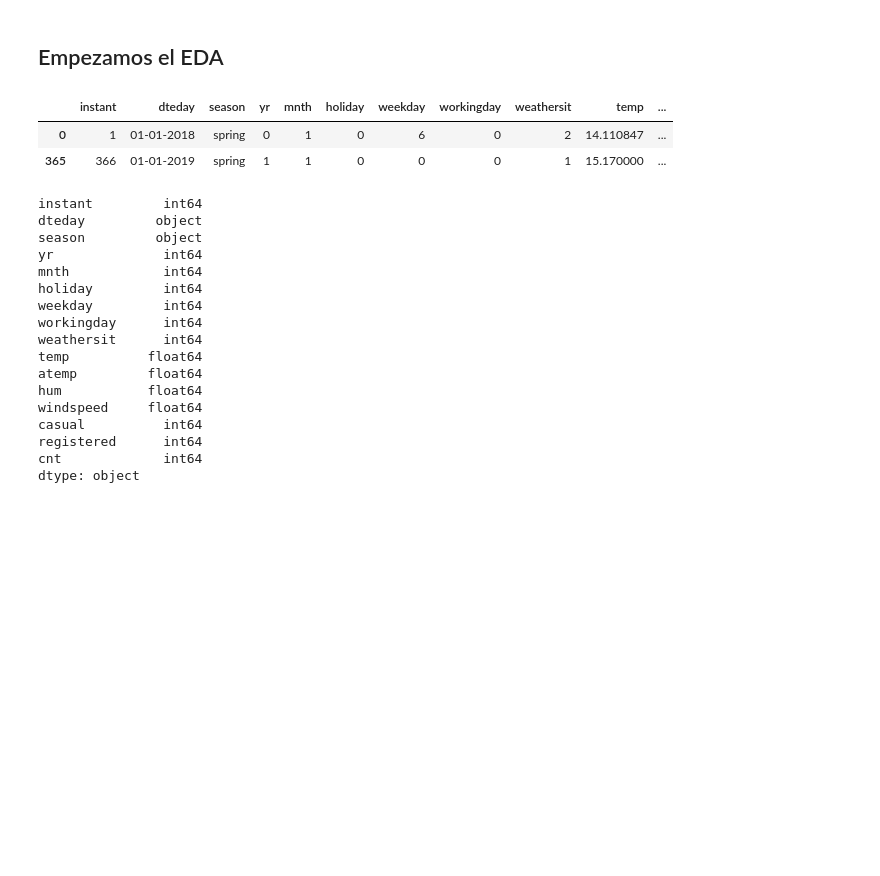
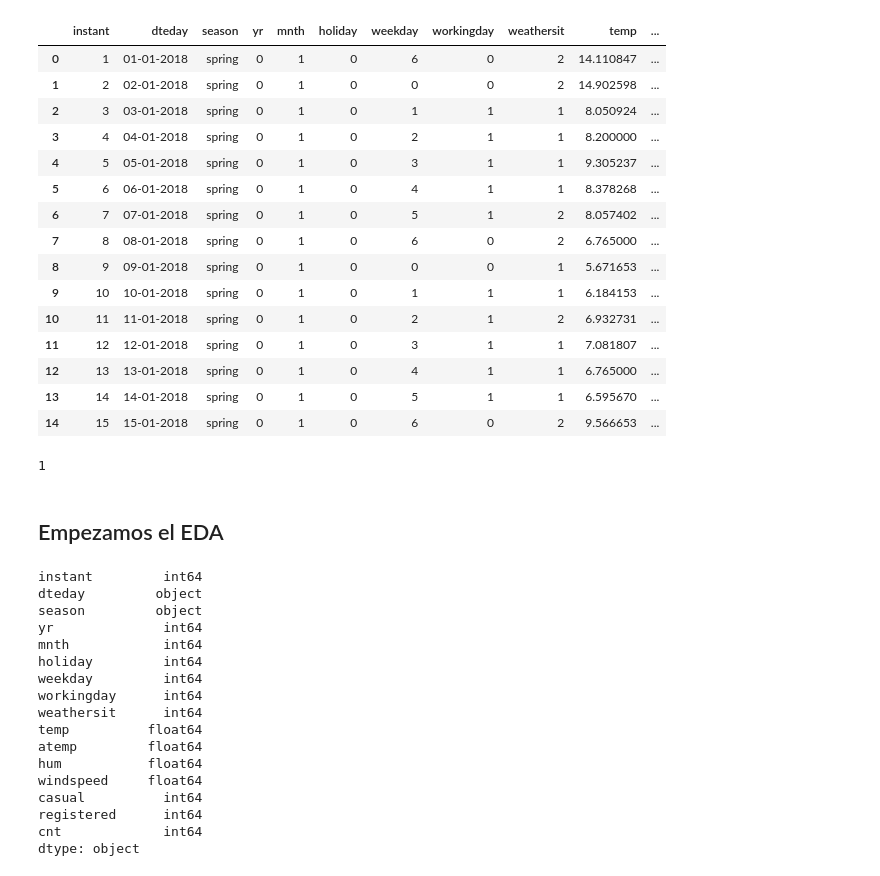
Before and after one commit to Adalab/project-DA-promo-B-modulo-3-team-1, a Jupyter notebook: tratamiento.ipynb, the cells around one changed output. Drawn from its saved outputs; the diff is of its cells as text; code cells hidden in the pictures; blank space fills up the shorter version.

```diff
--- a/tratamiento.ipynb
+++ b/tratamiento.ipynb
@@ -6,5 +6,27 @@ import warnings
 warnings.filterwarnings('ignore')
 # %%
 df = pd.read_csv("datos/bikes.csv", index_col=0)
+df.head(15)
+# %% [output]
+|  | instant | dteday | season | yr | mnth | holiday | weekday | workingday | weathersit | temp | ... |
+| 0 | 1 | 01-01-2018 | spring | 0 | 1 | 0 | 6 | 0 | 2 | 14.110847 | ... |
+| 1 | 2 | 02-01-2018 | spring | 0 | 1 | 0 | 0 | 0 | 2 | 14.902598 | ... |
+| 2 | 3 | 03-01-2018 | spring | 0 | 1 | 0 | 1 | 1 | 1 | 8.050924 | ... |
+| 3 | 4 | 04-01-2018 | spring | 0 | 1 | 0 | 2 | 1 | 1 | 8.200000 | ... |
+| 4 | 5 | 05-01-2018 | spring | 0 | 1 | 0 | 3 | 1 | 1 | 9.305237 | ... |
+| 5 | 6 | 06-01-2018 | spring | 0 | 1 | 0 | 4 | 1 | 1 | 8.378268 | ... |
+| 6 | 7 | 07-01-2018 | spring | 0 | 1 | 0 | 5 | 1 | 2 | 8.057402 | ... |
+| 7 | 8 | 08-01-2018 | spring | 0 | 1 | 0 | 6 | 0 | 2 | 6.765000 | ... |
+| 8 | 9 | 09-01-2018 | spring | 0 | 1 | 0 | 0 | 0 | 1 | 5.671653 | ... |
+| 9 | 10 | 10-01-2018 | spring | 0 | 1 | 0 | 1 | 1 | 1 | 6.184153 | ... |
+| 10 | 11 | 11-01-2018 | spring | 0 | 1 | 0 | 2 | 1 | 2 | 6.932731 | ... |
+| 11 | 12 | 12-01-2018 | spring | 0 | 1 | 0 | 3 | 1 | 1 | 7.081807 | ... |
+| 12 | 13 | 13-01-2018 | spring | 0 | 1 | 0 | 4 | 1 | 1 | 6.765000 | ... |
+| 13 | 14 | 14-01-2018 | spring | 0 | 1 | 0 | 5 | 1 | 1 | 6.595670 | ... |
+| 14 | 15 | 15-01-2018 | spring | 0 | 1 | 0 | 6 | 0 | 2 | 9.566653 | ... |
+# %%
+df.iloc[4,1].month
+# %% [output]
+1
 # %% [markdown]
 ## Empezamos el EDA
@@ -13,9 +33,3 @@ df.sort_values(by='dteday', inplace=True, ascending=True)
-# %%
-df.head(2)
-# %% [output]
-|  | instant | dteday | season | yr | mnth | holiday | weekday | workingday | weathersit | temp | ... |
-| 0 | 1 | 01-01-2018 | spring | 0 | 1 | 0 | 6 | 0 | 2 | 14.110847 | ... |
-| 365 | 366 | 01-01-2019 | spring | 1 | 1 | 0 | 0 | 0 | 1 | 15.170000 | ... |
 # %%
 df.dtypes
 # %% [output]
```
Also changed, not shown: parts of 14 cells of this notebook.
